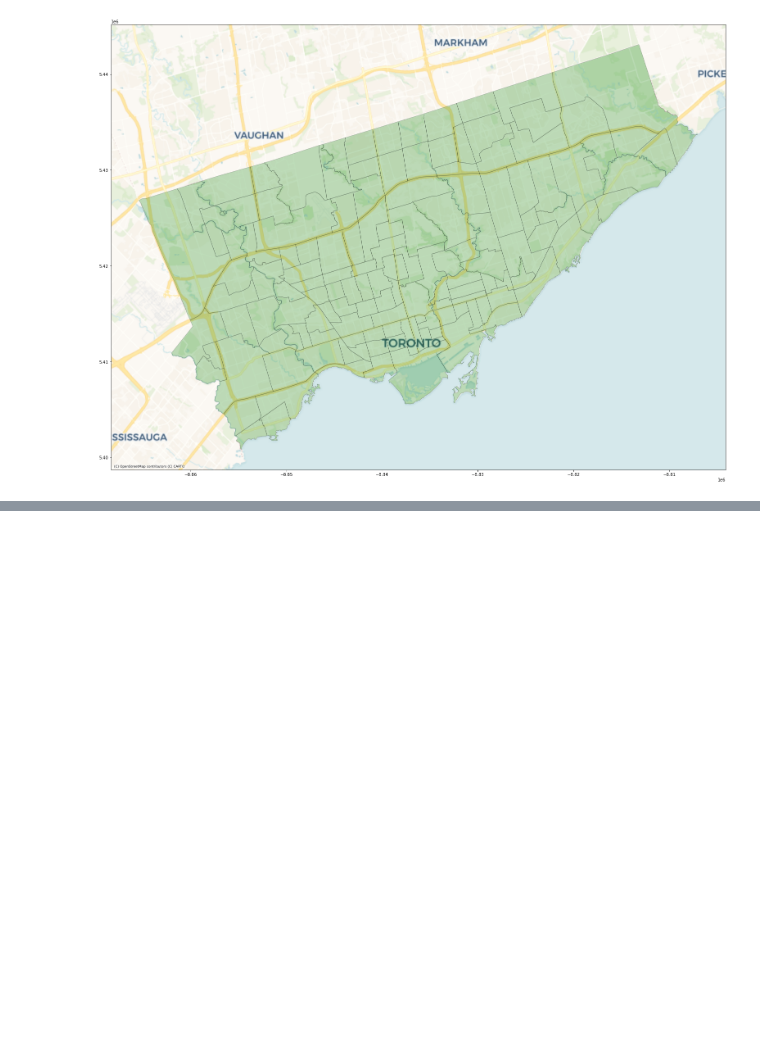
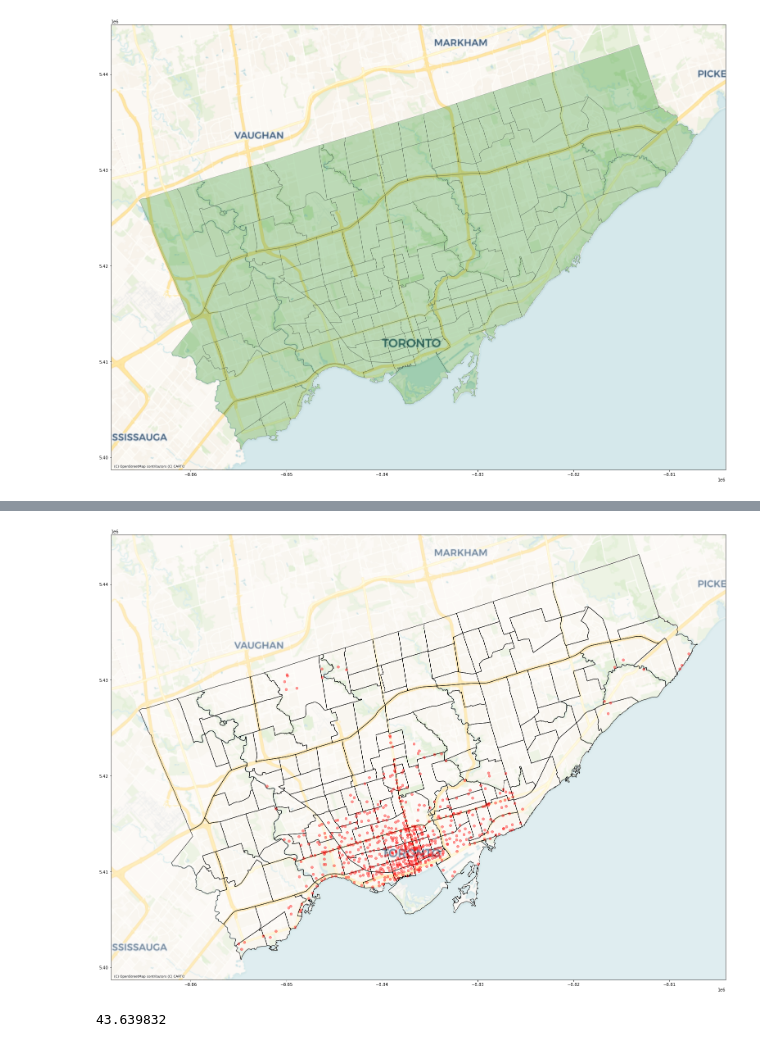
Before and after one commit to smcgibbo/TorontoBike, a Jupyter notebook: Spatial_anaysis.ipynb, the cells around one changed output, grey strips where cells are left out. Cells and saved outputs as stored; diff of their text form; code cells hidden in the pictures; blank space fills up the shorter version.

Commit message:
added station location information

```diff
--- a/Spatial_anaysis.ipynb
+++ b/Spatial_anaysis.ipynb
@@ -74,3 +62,7 @@ ax = gdf.plot(figsize=(40,20), color = 'g', alpha = 0.25, edgecolor = 'k')
 cx.add_basemap(ax,zoom = 11, source=cx.providers.CartoDB.Voyager)
 # %% [output]
 [figure]
+# %%
+stations = pd.read_json('https://tor.publicbikesystem.net/ube/gbfs/v1/en/station_information', lines=True)
+stations.head()
+print(stations['data'][0]['stations'][0].keys())
@@ -76,0 +71,4 @@ cx.add_basemap(ax,zoom = 11, source=cx.providers.CartoDB.Voyager)
+# %%
+s = stations['data'][0]['stations']
+s = pd.DataFrame(s)
+s.head()
@@ -76,0 +82,5 @@ cx.add_basemap(ax,zoom = 11, source=cx.providers.CartoDB.Voyager)
+# %%
+#make coordinates into geometry geopandas
+stations = gpd.GeoDataFrame(s, geometry=gpd.points_from_xy(s.lon, s.lat))
+stations.head()
+#stations.shape
@@ -76,0 +94,17 @@ cx.add_basemap(ax,zoom = 11, source=cx.providers.CartoDB.Voyager)
+# %%
+stations = stations.set_crs("EPSG:4326")
+stations = stations.to_crs(epsg=3857)
+# %%
+#turn this into a geopandas dataframe
+
+ax = gdf.plot(figsize=(40,20), facecolor = 'none', edgecolor = 'k')
+stations.plot(ax = ax, color='red', alpha = 0.4)
+cx.add_basemap(ax,zoom = 11, alpha = 0.75, source=cx.providers.CartoDB.Voyager)
+# %% [output]
+[figure, added]
+# %%
+s.set_index('station_id',inplace=True)
+d = s.to_dict('index')
+d['7000']['lat']
+# %% [output]
+43.639832
```
Also changed, not shown: parts of 4 cells of this notebook.
